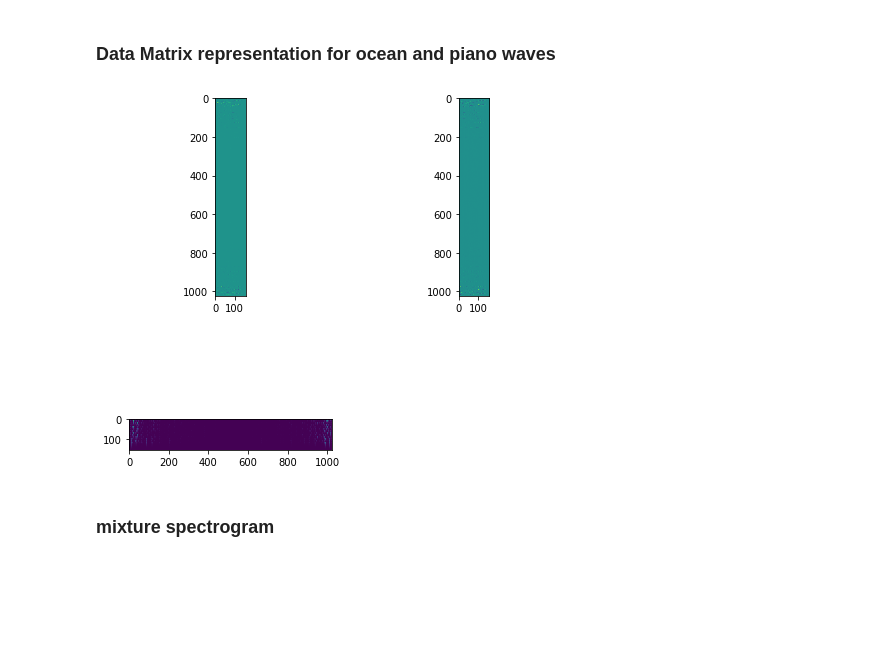
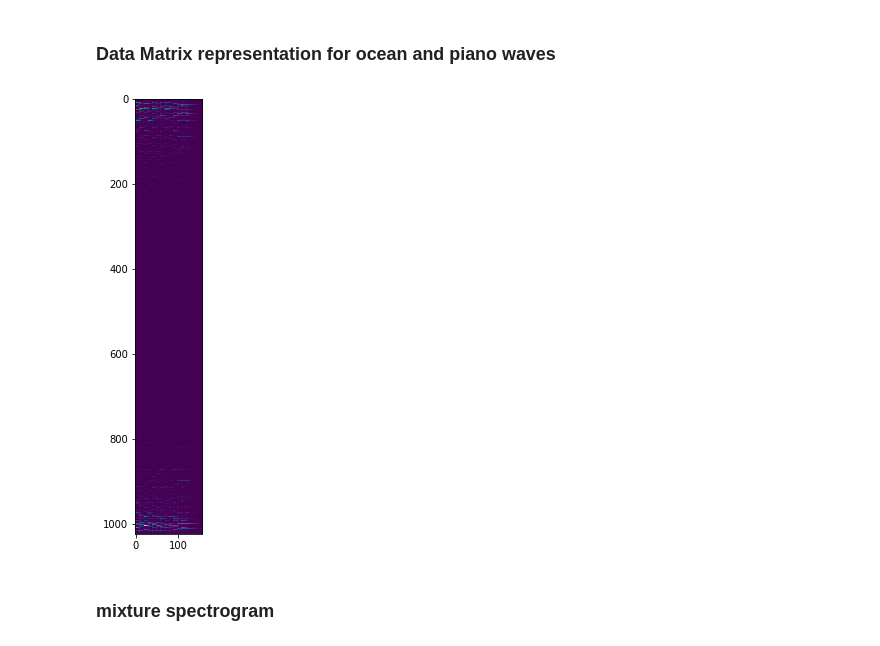
Before and after one commit to narayana1043/machine_learning_signal_processing, a Jupyter notebook: ass3/ass3_Q2.ipynb, the cells around one changed output. Drawn from its saved outputs; the diff is of its cells as text; code cells hidden in the pictures; blank space fills up the shorter version.

```diff
--- a/ass3/ass3_Q2.ipynb
+++ b/ass3/ass3_Q2.ipynb
@@ -57,9 +58,9 @@ def STFT(x):
     "50% Over lap and add"
     x = np.concatenate((x, np.zeros(896)), axis=0)
     signal_len = x.shape[0]
-    bell_curve = scipy.signal.gaussian(M=point_frames, std=348)
+    bell_curve = scipy.signal.gaussian(M=point_frames, std=np.std(np.arange(point_frames)))
     X = (x[:point_frames] * bell_curve).reshape((point_frames,1))
-    start = hop_size
+    start = 0
 
     while True:
 #         print(start, start+point_frames)
@@ -78,12 +79,10 @@ S = STFT(piano_wav)
 N = STFT(ocean_wav)
 # %%
 plt.figure(figsize=(8,8))
-plt.subplot(2,2,1); plt.imshow(S.real)
-plt.subplot(2,2,2); plt.imshow(S.imag)
-plt.subplot(2,2,3); plt.imshow(np.absolute(S).T)
+plt.imshow(np.absolute(S))
 plt.show()
 # %% [output]
-[figure, old version]
+[figure, new version]
 # %%
 S, N = S[:513,], N[:513,]
 # %% [markdown]
```
Also changed, not shown: parts of 14 cells of this notebook, 2 other files.
